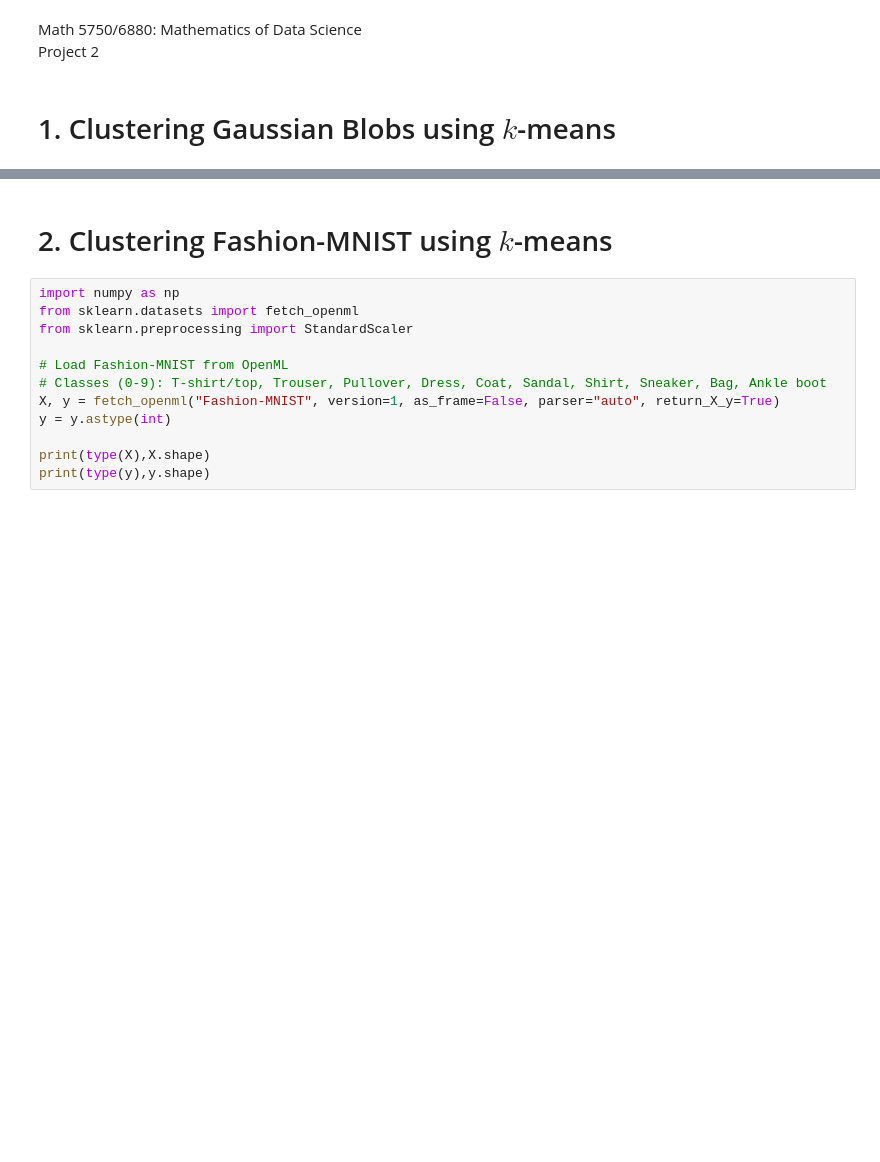
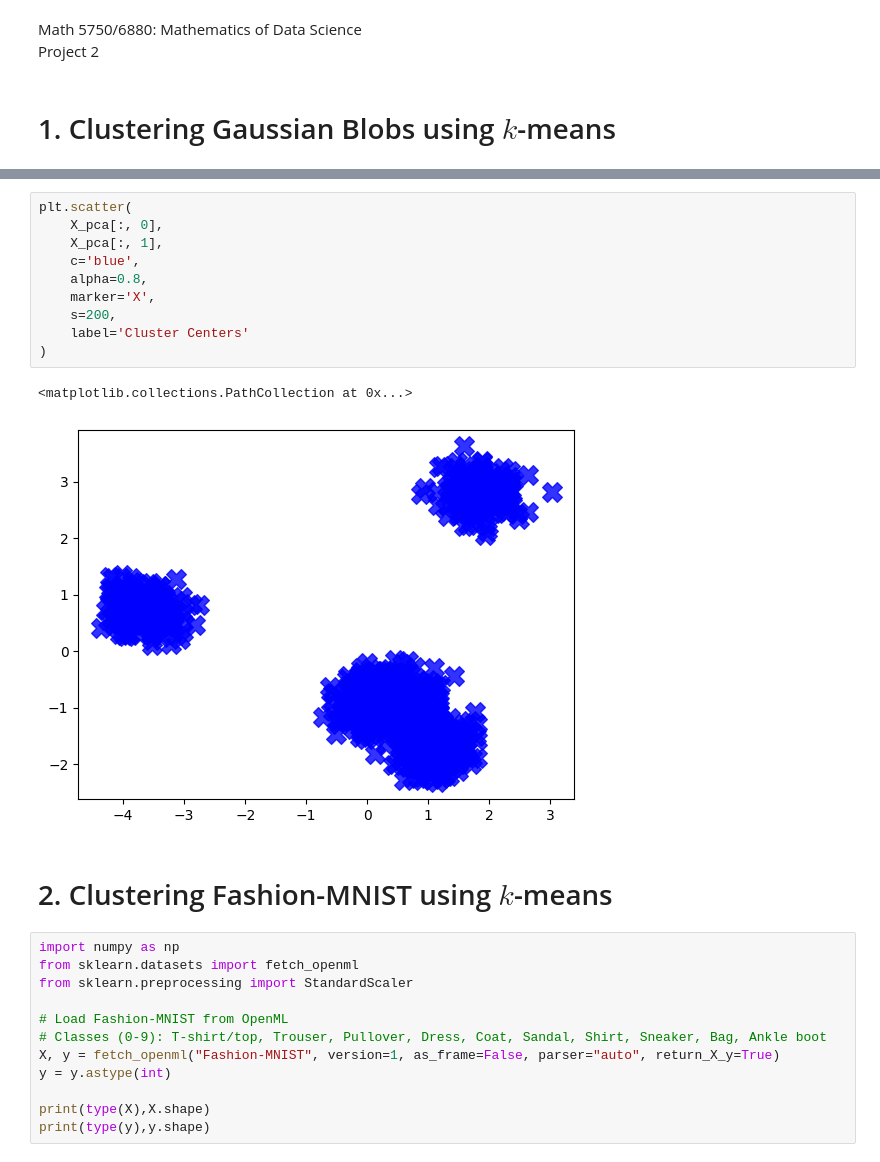
Before and after one commit to deskk/MIS_project2, a Jupyter notebook: project2.ipynb, the cells around one changed output, grey strips where cells are left out. Drawn from its saved outputs; the diff is of its cells as text; blank space fills up the shorter version.

```diff
--- a/project2.ipynb
+++ b/project2.ipynb
@@ -29,3 +63,16 @@ print(type(y_true),y_true.shape)
+# %%
+plt.scatter(
+    X_pca[:, 0],
+    X_pca[:, 1],
+    c='blue',
+    alpha=0.8,
+    marker='X',
+    s=200,
+    label='Cluster Centers'
+)
+# %% [output]
+<matplotlib.collections.PathCollection at 0x...>
+[figure, added]
 # %% [markdown]
 # 2. Clustering Fashion-MNIST using $k$-means
 # %%
```
Also changed, not shown: parts of 6 cells of this notebook.
